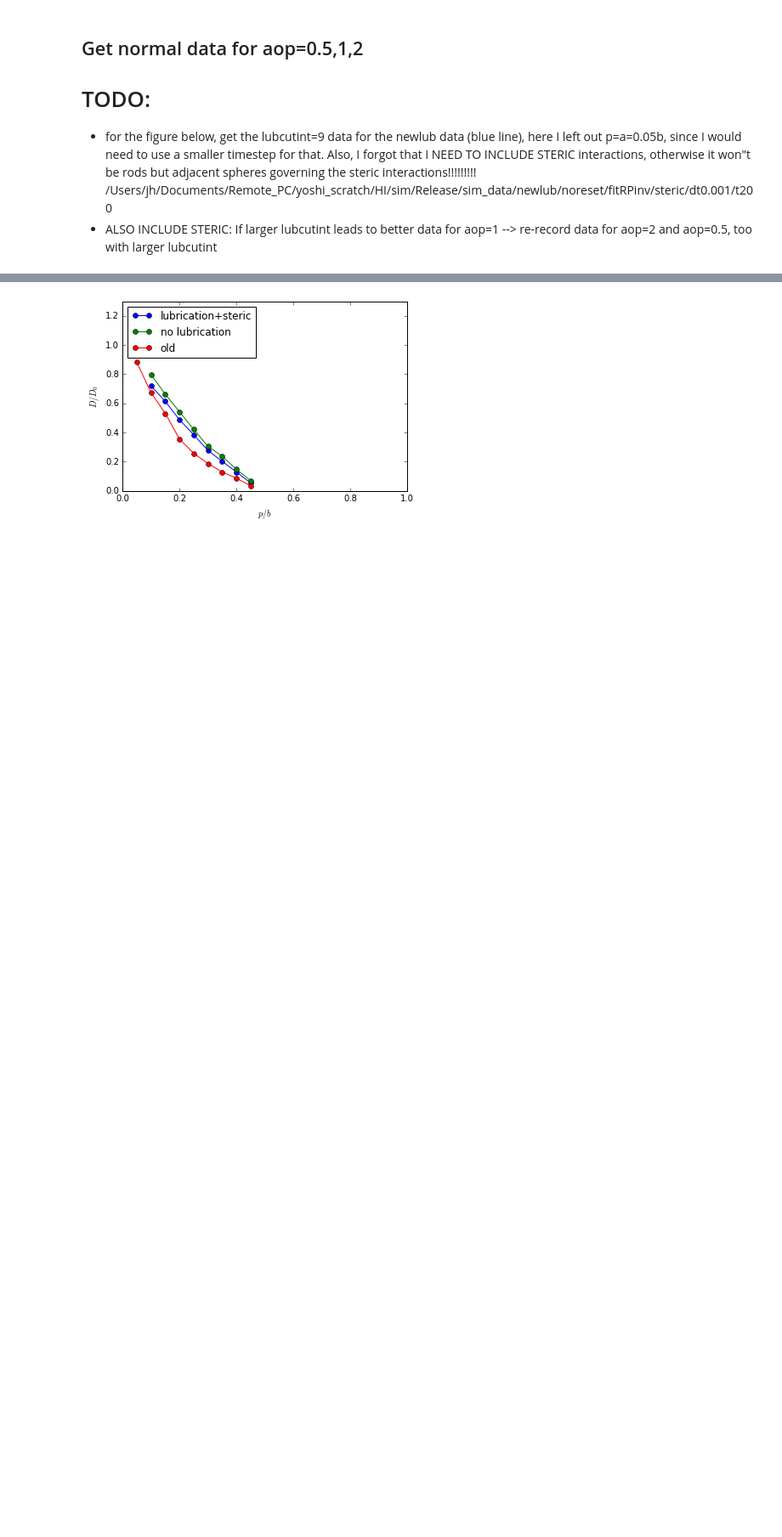
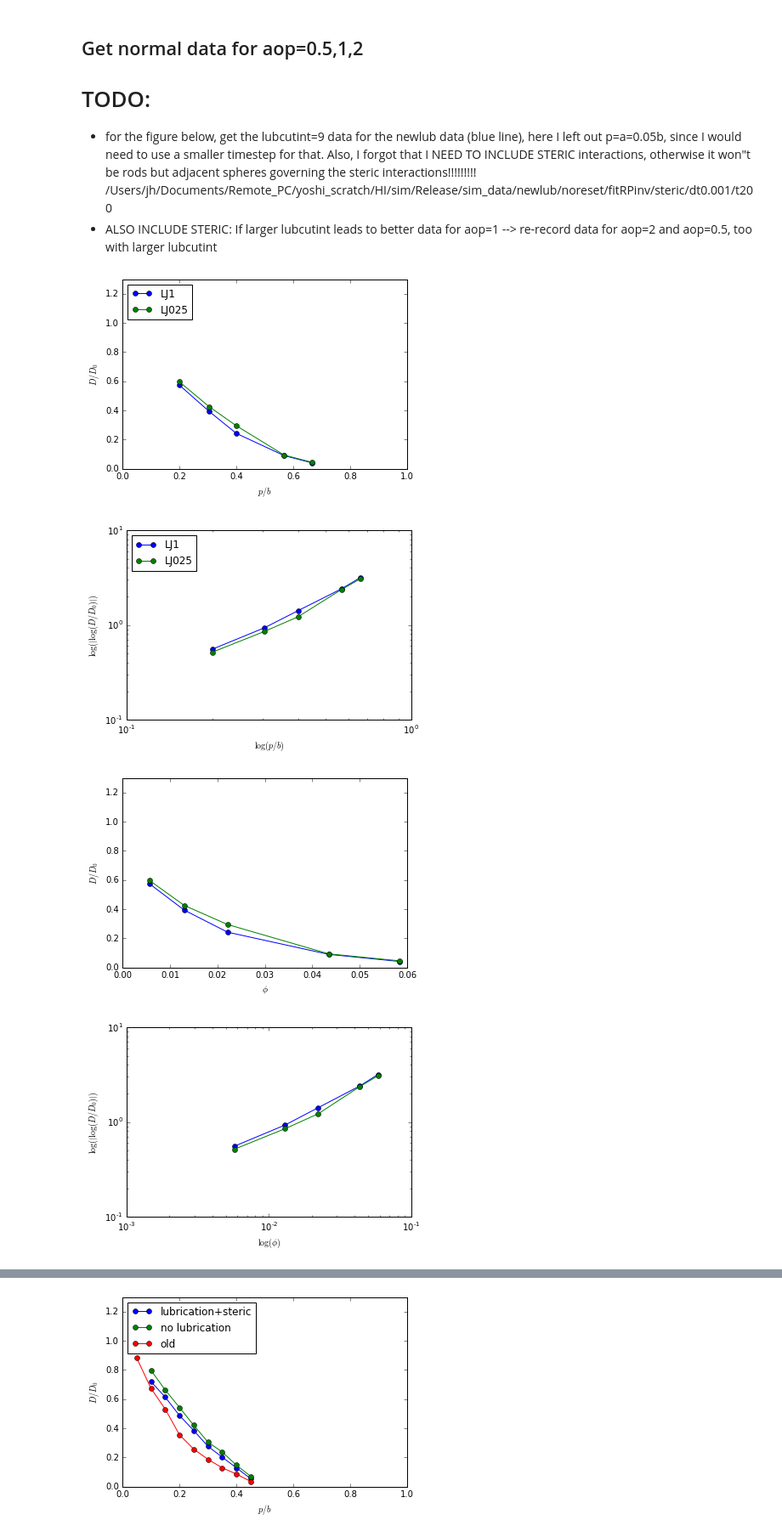
Before and after one commit to JohannHansing/iPythonNB, a Jupyter notebook: HIforBD/Figures.ipynb, the cells around one changed output, grey strips where cells are left out. Shown at 85% size. Saved outputs shown, nothing was run; the diff lists cells and outputs as text; code cells hidden in the pictures; blank space fills up the shorter version.

```diff
--- a/HIforBD/Figures.ipynb
+++ b/HIforBD/Figures.ipynb
@@ -20,7 +24,7 @@ def pltPrintPar():
 
 rootTP="/home/johann/Remote/imac"
 rootMAC="/Users/jh"
-root=rootMAC
+root=rootTP
 # %%
 # Function to plot D over p vary lub noLub data with fixed aop
 def plotDopvarylub(dataArrs,labels,loglog=False):
@@ -60,5 +64,5 @@ def plotDoPhivarylub(aop,dataArrs,labels,loglog=False):
             plt.xlabel("$\phi$")
             plt.ylabel("$D/D_0$")
     #plt.legend()
-    plt.legend(bbox_to_anchor=(0, 1), loc='upper left', ncol=1)
+    #plt.legend(bbox_to_anchor=(0, 1), loc='upper left', ncol=1)
     plt.show()
@@ -122,13 +172,17 @@ Error: File not found!
 ## D over p vary aop
 # %%
 # get polymer system data for different n with noLub
-def getDop_aop(aop,n=1,trigger='',system='',oldLub=False):
+def getDop_aop(aop,n=1,kop=0,u=0,trigger='',system='',oldLub=False):
     initfolder=root+"/Documents/workspace-cpp/SPS/Release/sim_data/noreset/fitRPinv/"+system
     if oldLub==True:
         initfolder=root+"/Documents/workspace-cpp/SPS/Release/sim_data/noreset_oldLubBadg/fitRPinv/"+system
     b=10*n
+    kstr='1.000' # needed in case of kop=0
     folder=initfolder
     data=[]
+    if u!=0 and kop!=0:
+        print("ERROR: if u!=0 you need to define kop!=0")
+        return
     if n==1:
         folder+="/"+trigger+"/dt0.001/t200/"
     else:
@@ -145,7 +199,10 @@ def getDop_aop(aop,n=1,trigger='',system='',oldLub=False):
         pdir='p'+pstr
         arel=(float(a)/10.)                 # make p value p/b
         prel=p/10.
-        file=os.path.join(folder,adir,'d0/b'+str(b),pdir,'k1.000/u0/InstantValues/linear_fit_parametersMSD.txt')
+        if kop!=0 and u!=0:
+            k=kop*p
+            kstr="{0:.3f}".format(k)
+        file=os.path.join(folder,adir,'d0/b'+str(b),pdir,'k'+kstr+'/u'+str(u)+'/InstantValues/linear_fit_parametersMSD.txt')
         #print(file)
         if os.path.isfile(file):
             #print(file)
@@ -160,3 +217,23 @@ def getDop_aop(aop,n=1,trigger='',system='',oldLub=False):
 - for the figure below, get the lubcutint=9 data for the newlub data (blue line), here I left out p=a=0.05b, since I would need to use a smaller timestep for that. Also, I forgot that I NEED TO INCLUDE STERIC interactions, otherwise it won"t be rods but adjacent spheres governing the steric interactions!!!!!!!!!
 /Users/jh/Documents/Remote_PC/yoshi_scratch/HI/sim/Release/sim_data/newlub/noreset/fitRPinv/steric/dt0.001/t200
 - ALSO INCLUDE STERIC: If larger lubcutint leads to better data for aop=1 --> re-record data for aop=2 and aop=0.5, too with larger lubcutint
+# %%
+aop=0.25
+datanL=getDop_aop(aop,trigger='noLub/steric',system='')
+dataLubnS=getDop_aop(aop,trigger='',system='')
+dataLubster=getDop_aop(aop,trigger='steric',system='')
+dataLJ1=getDop_aop(aop,trigger='LJ',system='')
+#dataLJ05=getDop_aop(aop,trigger='test/epsilon0.5/LJ',system='')
+dataLJ025=getDop_aop(aop,trigger='test/epsilon0.25/LJ',system='')
+# %%
+data=[dataLJ1]+[dataLJ025]
+labels=['LJ1','LJ025']
+plotDopvarylub(data,labels)
+plotDopvarylub(data,labels,loglog=True)
+plotDoPhivarylub(aop,data,labels)
+plotDoPhivarylub(aop,data,labels,loglog=True)
+# %% [output]
+[figure, added]
+[figure, added]
+[figure, added]
+[figure, added]
```
Also changed, not shown: parts of 8 cells of this notebook, 8 other files.
